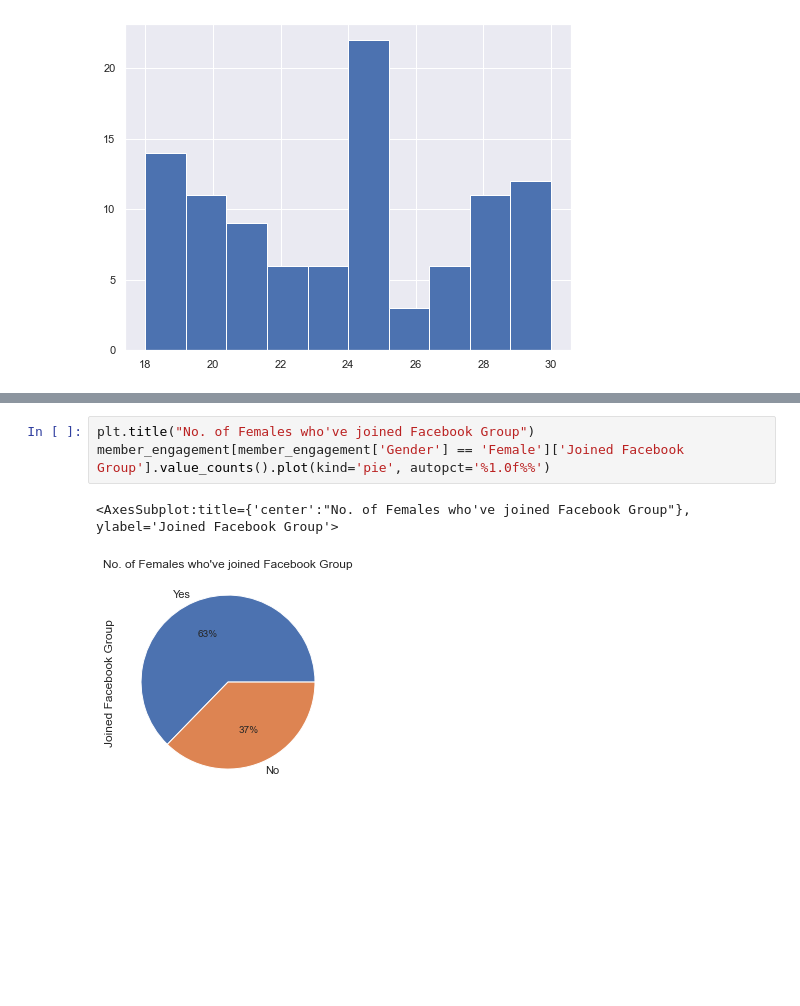
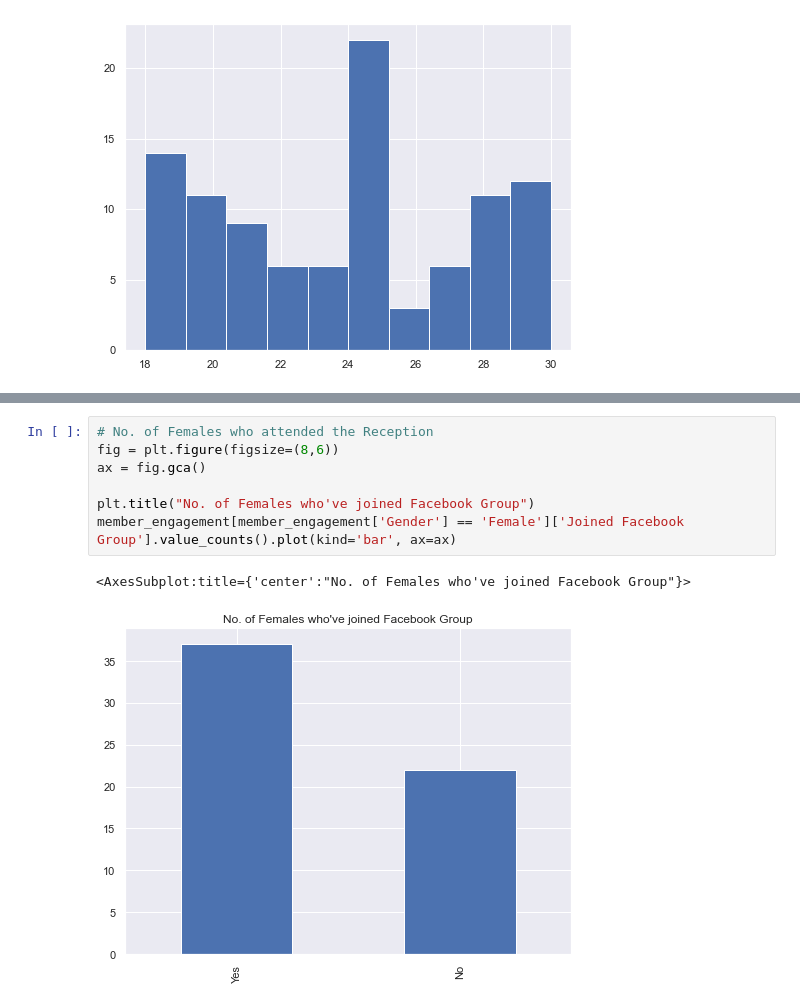
Before and after one commit to kelvinchumbe/ALX_Submission, a Jupyter notebook: Part 2_Data Analysis.ipynb, the cells around one changed output, grey strips where cells are left out. Cells and saved outputs as stored; diff of their text form; blank space fills up the shorter version.

```diff
--- a/Part 2_Data Analysis.ipynb
+++ b/Part 2_Data Analysis.ipynb
@@ -287,7 +285,11 @@ member_engagement['Already Attended Reception'].value_counts().plot(kind='pie',
 # %%
+# No. of Females who attended the Reception
+fig = plt.figure(figsize=(8,6))
+ax = fig.gca()
+
 plt.title("No. of Females who've joined Facebook Group")
-member_engagement[member_engagement['Gender'] == 'Female']['Joined Facebook Group'].value_counts().plot(kind='pie', autopct='%1.0f%%')
+member_engagement[member_engagement['Gender'] == 'Female']['Joined Facebook Group'].value_counts().plot(kind='bar', ax=ax)
 # %% [output]
-<AxesSubplot:title={'center':"No. of Females who've joined Facebook Group"}, ylabel='Joined Facebook Group'>
+<AxesSubplot:title={'center':"No. of Females who've joined Facebook Group"}>
-[figure, old version]
+[figure, new version]
 # %%
```
Also changed, not shown: parts of 21 cells of this notebook.
